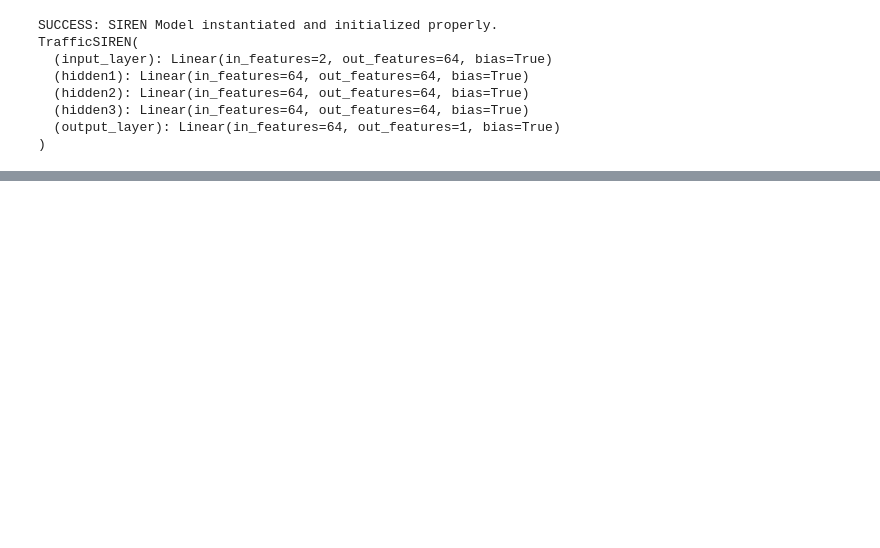
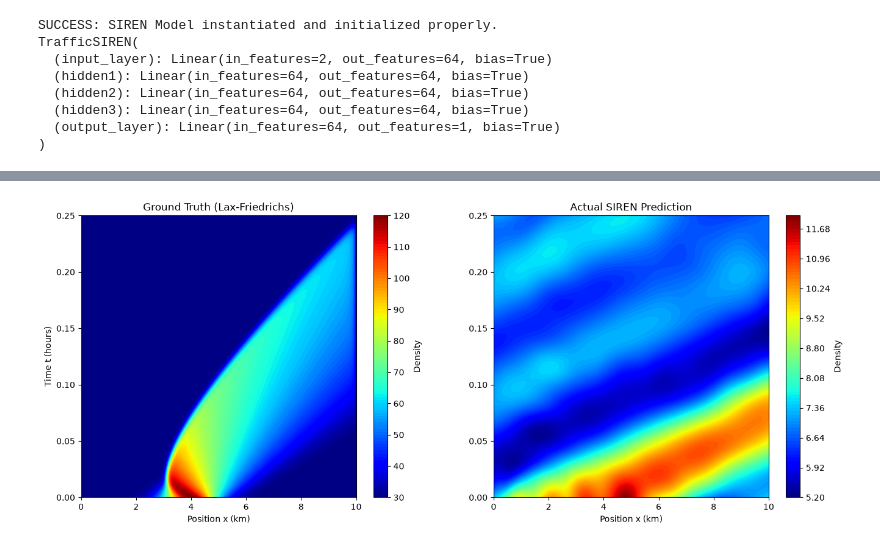
Before and after one commit to WAniruddha/Traffic_1DPinn, a Jupyter notebook: TrafficPinn_Test1.ipynb, the cells around one changed output, grey strips where cells are left out. Cells and saved outputs as stored; diff of their text form; code cells hidden in the pictures; blank space fills up the shorter version.

Commit message:
PINN_T3

```diff
--- a/TrafficPinn_Test1.ipynb
+++ b/TrafficPinn_Test1.ipynb
@@ -866,0 +870,45 @@ plt.show()
+# %%
+# %%
+# Step 10: Corrected SIREN Visualization Block
+import matplotlib.pyplot as plt
+import numpy as np
+import torch
+
+# 1. Flatten the evaluation grid
+x_flat = X_grid.flatten()
+t_flat = T_grid.flatten()
+
+# 2. Normalize the evaluation points to [0, 1] matching model_siren training
+x_flat_norm = x_flat / 10.0
+t_flat_norm = t_flat / 0.25
+
+# 3. Stack and convert to tensor
+x_t_flat_norm = np.vstack((x_flat_norm, t_flat_norm)).T
+test_tensor_norm = torch.tensor(x_t_flat_norm, dtype=torch.float32)
+
+# 4. Predict using the SIREN model
+with torch.no_grad():
+    pinn_pred_siren = model_siren(test_tensor_norm).numpy()
+
+# 5. Reshape back to the 2D grid
+rho_siren_plot = pinn_pred_siren.reshape(X_grid.shape)
+
+# 6. Plot the comparison
+fig, ax = plt.subplots(1, 2, figsize=(16, 6))
+
+# Left Plot: Ground Truth
+im0 = ax[0].contourf(X_grid, T_grid, rho_history, levels=100, cmap='jet')
+fig.colorbar(im0, ax=ax[0], label='Density')
+ax[0].set_title('Ground Truth (Lax-Friedrichs)')
+ax[0].set_xlabel('Position x (km)')
+ax[0].set_ylabel('Time t (hours)')
+
+# Right Plot: Actual SIREN Prediction
+im1 = ax[1].contourf(X_grid, T_grid, rho_siren_plot, levels=100, cmap='jet')
+fig.colorbar(im1, ax=ax[1], label='Density')
+ax[1].set_title('Actual SIREN Prediction')
+ax[1].set_xlabel('Position x (km)')
+
+plt.show()
+# %% [output]
+[figure, added]
```
Also changed, not shown: parts of 15 cells of this notebook, 4 other files.
